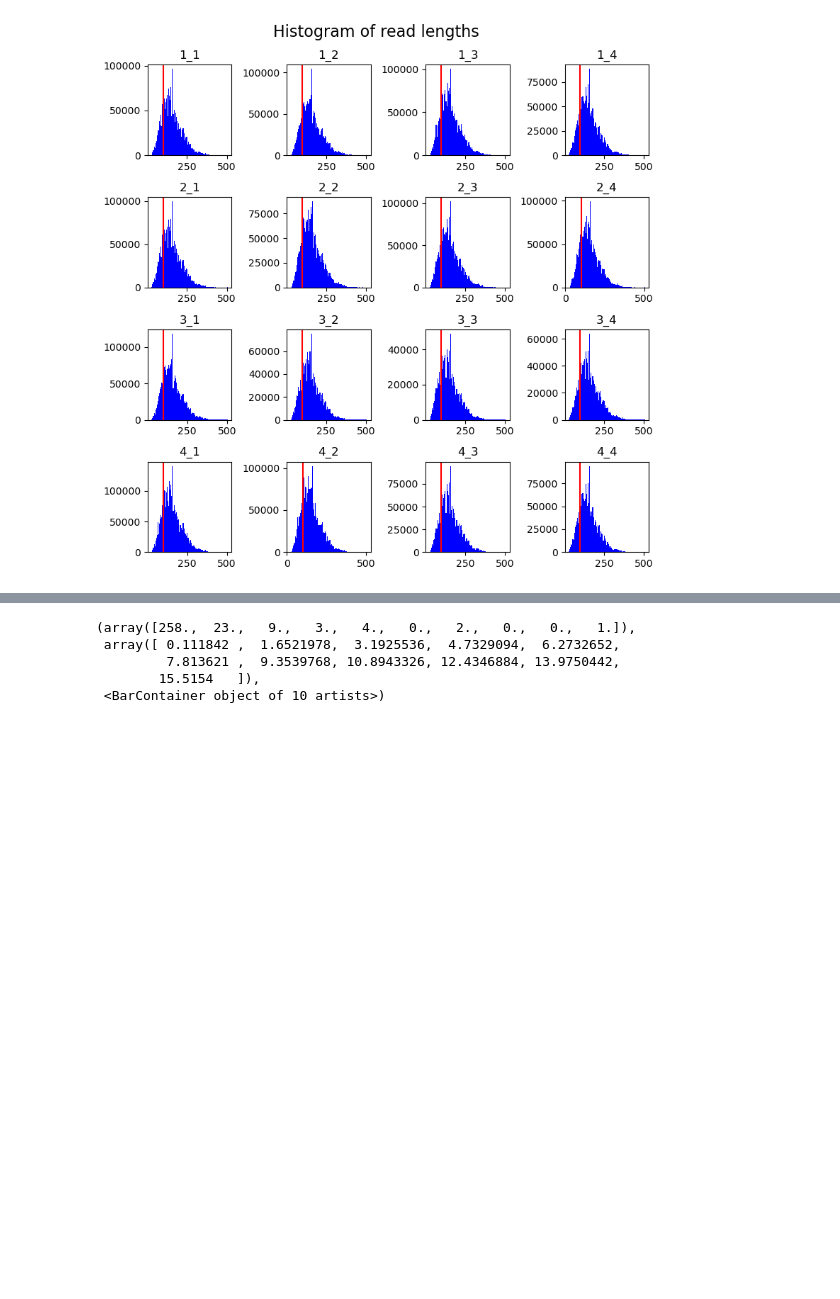
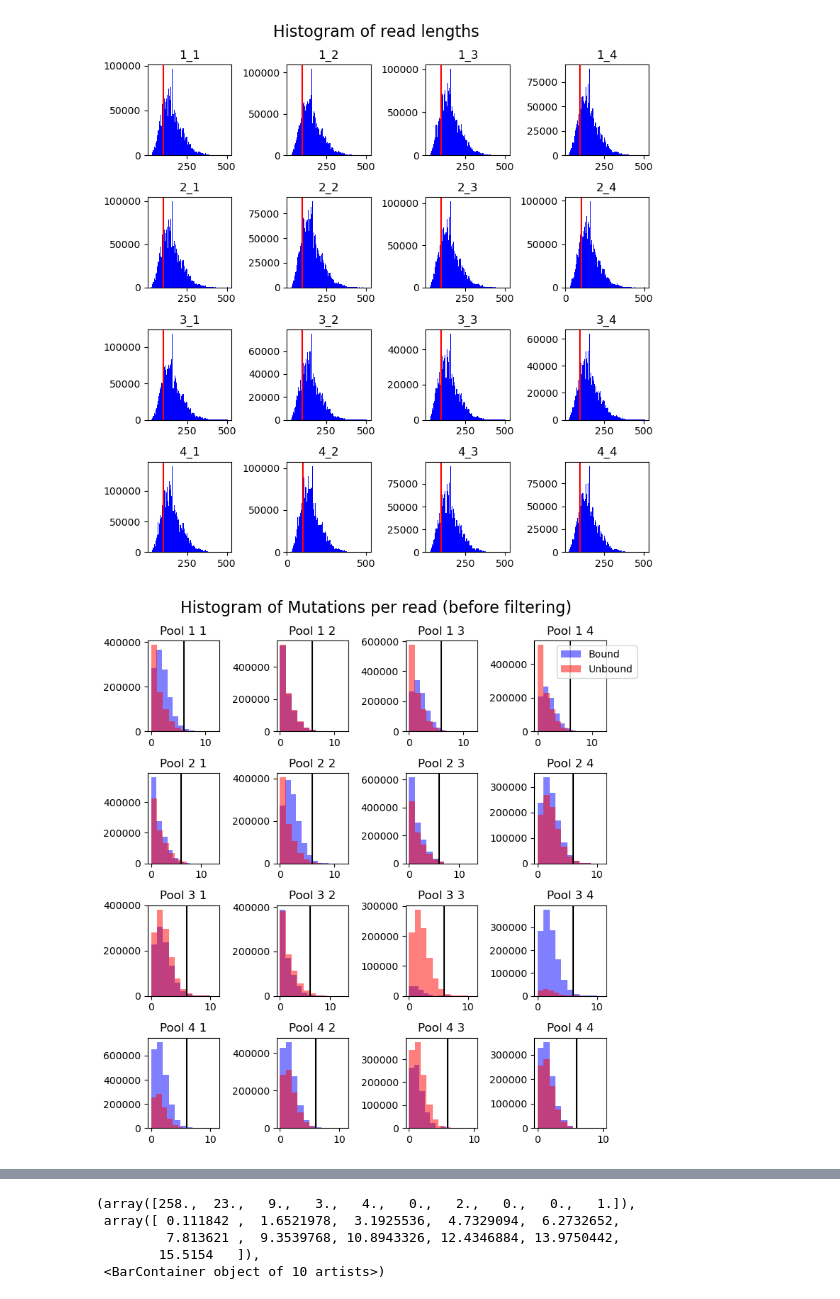
Before and after one commit to JoshuaGensel/MIME_ML, a Jupyter notebook: src/exploratory_analysis.ipynb, the cells around one changed output, grey strips where cells are left out. Drawn from its saved outputs; the diff is of its cells as text; code cells hidden in the pictures; blank space fills up the shorter version.

```diff
--- a/src/exploratory_analysis.ipynb
+++ b/src/exploratory_analysis.ipynb
@@ -323,6 +431,83 @@ fig.suptitle('Histogram of read lengths', fontsize=16)
 plt.tight_layout()
 # %% [output]
 [figure]
+# %%
+# plot histograms of mutations per read bound vs unbound
+fig, ax = plt.subplots(4, 4, figsize=(8,8))
+ax[0, 0].hist(mpr_1_1_bound, bins=11, color='blue', alpha=0.5, label='Bound')
+ax[0, 0].hist(mpr_1_1_unbound, bins=11, color='red', alpha=0.5, label='Unbound')
+# vertical line at 6 mutations
+ax[0, 0].axvline(x=6, color='black')
+ax[0, 0].set_title('Pool 1 1')
+ax[0, 1].hist(mpr_1_2_bound, bins=11, color='blue', alpha=0.5, label='Bound')
+ax[0, 1].hist(mpr_1_2_unbound, bins=11, color='red', alpha=0.5, label='Unbound')
+ax[0, 1].axvline(x=6, color='black')
+ax[0, 1].set_title('Pool 1 2')
+ax[0, 2].hist(mpr_1_3_bound, bins=11, color='blue', alpha=0.5, label='Bound')
+ax[0, 2].hist(mpr_1_3_unbound, bins=11, color='red', alpha=0.5, label='Unbound')
+ax[0, 2].axvline(x=6, color='black')
+ax[0, 2].set_title('Pool 1 3')
+ax[0, 3].hist(mpr_1_4_bound, bins=11, color='blue', alpha=0.5, label='Bound')
+ax[0, 3].hist(mpr_1_4_unbound, bins=11, color='red', alpha=0.5, label='Unbound')
+ax[0, 3].axvline(x=6, color='black')
+ax[0, 3].set_title('Pool 1 4')
+# add legend
+ax[0, 3].legend(loc='upper right', bbox_to_anchor=(1.5, 1))
+ax[1, 0].hist(mpr_2_1_bound, bins=11, color='blue', alpha=0.5, label='Bound')
+ax[1, 0].hist(mpr_2_1_unbound, bins=11, color='red', alpha=0.5, label='Unbound')
+ax[1, 0].axvline(x=6, color='black')
+ax[1, 0].set_title('Pool 2 1')
+ax[1, 1].hist(mpr_2_2_bound, bins=11, color='blue', alpha=0.5, label='Bound')
+ax[1, 1].hist(mpr_2_2_unbound, bins=11, color='red', alpha=0.5, label='Unbound')
+ax[1, 1].axvline(x=6, color='black')
+ax[1, 1].set_title('Pool 2 2')
+ax[1, 2].hist(mpr_2_3_bound, bins=11, color='blue', alpha=0.5, label='Bound')
+ax[1, 2].hist(mpr_2_3_unbound, bins=11, color='red', alpha=0.5, label='Unbound')
+ax[1, 2].axvline(x=6, color='black')
+ax[1, 2].set_title('Pool 2 3')
+ax[1, 3].hist(mpr_2_4_bound, bins=11, color='blue', alpha=0.5, label='Bound')
+ax[1, 3].hist(mpr_2_4_unbound, bins=11, color='red', alpha=0.5, label='Unbound')
+ax[1, 3].axvline(x=6, color='black')
+ax[1, 3].set_title('Pool 2 4')
+ax[2, 0].hist(mpr_3_1_bound, bins=11, color='blue', alpha=0.5, label='Bound')
+ax[2, 0].hist(mpr_3_1_unbound, bins=11, color='red', alpha=0.5, label='Unbound')
+ax[2, 0].axvline(x=6, color='black')
+ax[2, 0].set_title('Pool 3 1')
+ax[2, 1].hist(mpr_3_2_bound, bins=11, color='blue', alpha=0.5, label='Bound')
+ax[2, 1].hist(mpr_3_2_unbound, bins=11, color='red', alpha=0.5, label='Unbound')
+ax[2, 1].axvline(x=6, color='black')
+ax[2, 1].set_title('Pool 3 2')
+ax[2, 2].hist(mpr_3_3_bound, bins=11, color='blue', alpha=0.5, label='Bound')
+ax[2, 2].hist(mpr_3_3_unbound, bins=11, color='red', alpha=0.5, label='Unbound')
+ax[2, 2].axvline(x=6, color='black')
+ax[2, 2].set_title('Pool 3 3')
+ax[2, 3].hist(mpr_3_4_bound, bins=11, color='blue', alpha=0.5, label='Bound')
+ax[2, 3].hist(mpr_3_4_unbound, bins=11, color='red', alpha=0.5, label='Unbound')
+ax[2, 3].axvline(x=6, color='black')
+ax[2, 3].set_title('Pool 3 4')
+ax[3, 0].hist(mpr_4_1_bound, bins=11, color='blue', alpha=0.5, label='Bound')
+ax[3, 0].hist(mpr_4_1_unbound, bins=11, color='red', alpha=0.5, label='Unbound')
+ax[3, 0].axvline(x=6, color='black')
+ax[3, 0].set_title('Pool 4 1')
+ax[3, 1].hist(mpr_4_2_bound, bins=11, color='blue', alpha=0.5, label='Bound')
+ax[3, 1].hist(mpr_4_2_unbound, bins=11, color='red', alpha=0.5, label='Unbound')
+ax[3, 1].axvline(x=6, color='black')
+ax[3, 1].set_title('Pool 4 2')
+ax[3, 2].hist(mpr_4_3_bound, bins=11, color='blue', alpha=0.5, label='Bound')
+ax[3, 2].hist(mpr_4_3_unbound, bins=11, color='red', alpha=0.5, label='Unbound')
+ax[3, 2].axvline(x=6, color='black')
+ax[3, 2].set_title('Pool 4 3')
+ax[3, 3].hist(mpr_4_4_bound, bins=11, color='blue', alpha=0.5, label='Bound')
+ax[3, 3].hist(mpr_4_4_unbound, bins=11, color='red', alpha=0.5, label='Unbound')
+ax[3, 3].axvline(x=6, color='black')
+ax[3, 3].set_title('Pool 4 4')
+
+# set title of figure
+fig.suptitle('Histogram of Mutations per read (before filtering)', fontsize=16)
+
+plt.tight_layout()
+# %% [output]
+[figure, added]
 # %%
 # plot histograms of mutations per read bound vs unbound
 fig, ax = plt.subplots(4, 4, figsize=(8,8))
```
Also changed, not shown: parts of 6 cells of this notebook, 2 other files.
